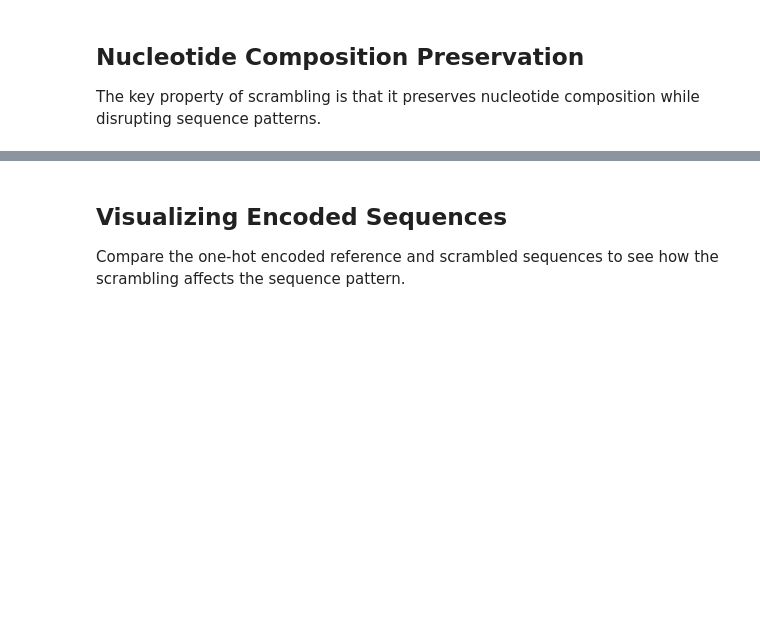
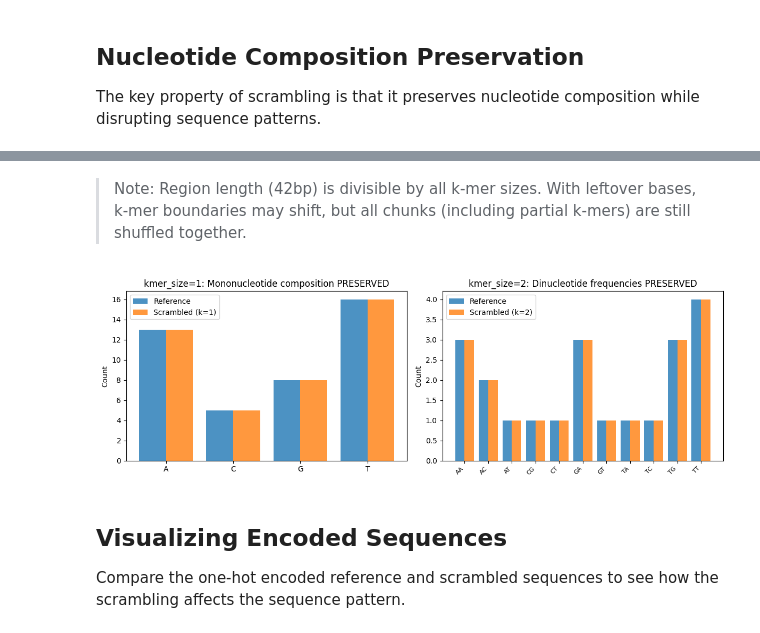
Before and after one commit to gladstone-institutes/supremo_lite, a Jupyter notebook: docs/notebooks/05_mutagenesis.ipynb, the cells around one changed output, grey strips where cells are left out. Cells and saved outputs as stored; diff of their text form; code cells hidden in the pictures; blank space fills up the shorter version.

Commit message:
fix leftover handling

```diff
--- a/docs/notebooks/05_mutagenesis.ipynb
+++ b/docs/notebooks/05_mutagenesis.ipynb
@@ -220,10 +233,11 @@ The `kmer_size` parameter controls what level of sequence composition is preserv
 This is particularly useful when you need controls that maintain specific sequence properties like dinucleotide patterns or splice site motifs.
 # %%
 # Compare different k-mer shuffle sizes
+# Using a 42bp region (divisible b 2 and 3) for clean k-mer preservation demo
 bed_df = pd.DataFrame({
     "chrom": ["chr1"],
     "start": [20],
-    "end": [60]
+    "end": [62]      # 42 bp = divisible 2 and 3
 })
 
 def get_kmers(seq, k):
@@ -256,3 +270,8 @@ for k in [1, 2, 3]:
     print(f"  Reference: {ref_region[:30]}...")
     print(f"  Scrambled: {alt_region[:30]}...")
     print(f"  {k}-mer frequencies preserved: {kmer_preserved}")
+
+print("\n" + "=" * 70)
+print("Note: Region length (42bp) is divisible by all k-mer sizes.")
+print("With leftover bases, k-mer boundaries may shift, but all chunks")
+print("(including partial k-mers) are still shuffled together.")
@@ -259,6 +296,15 @@ for k in [1, 2, 3]:
+# %% [markdown]
+> Note: Region length (42bp) is divisible by all k-mer sizes. With leftover bases, k-mer boundaries may shift, but all chunks (including partial k-mers) are still shuffled together.
 # %%
 # Visualize k-mer preservation: k=1 preserves mononucleotides, k=2 preserves dinucleotides
 fig, axes = plt.subplots(1, 2, figsize=(12, 4))
+
+# Use the same 42bp region from above
+bed_df = pd.DataFrame({
+    "chrom": ["chr1"],
+    "start": [20],
+    "end": [62]
+})
 
 # Get data for k=1 and k=2
 results = {}
@@ -275,33 +321,35 @@ for k in [1, 2]:
 ref_region = results[1]['ref']
 
 # Plot mononucleotide counts for k=1
 ref_mono = Counter(ref_region)
 k1_mono = Counter(results[1]['alt'])
 nucs = ['A', 'C', 'G', 'T']
 x = range(len(nucs))
 axes[0].bar([i - 0.2 for i in x], [ref_mono.get(n, 0) for n in nucs], 0.4, label='Reference', alpha=0.8)
 axes[0].bar([i + 0.2 for i in x], [k1_mono.get(n, 0) for n in nucs], 0.4, label='Scrambled (k=1)', alpha=0.8)
 axes[0].set_xticks(x)
 axes[0].set_xticklabels(nucs)
 axes[0].set_ylabel('Count')
 axes[0].set_title('kmer_size=1: Mononucleotide composition PRESERVED')
 axes[0].legend()
 
 # Plot dinucleotide counts for k=2
 ref_di = get_kmers(ref_region, 2)
 k2_di = get_kmers(results[2]['alt'], 2)
 dinucs = sorted(set(ref_di.keys()) | set(k2_di.keys()))
 x = range(len(dinucs))
 axes[1].bar([i - 0.2 for i in x], [ref_di.get(d, 0) for d in dinucs], 0.4, label='Reference', alpha=0.8)
 axes[1].bar([i + 0.2 for i in x], [k2_di.get(d, 0) for d in dinucs], 0.4, label='Scrambled (k=2)', alpha=0.8)
 axes[1].set_xticks(x)
 axes[1].set_xticklabels(dinucs, rotation=45, ha='right', fontsize=8)
 axes[1].set_ylabel('Count')
 axes[1].set_title('kmer_size=2: Dinucleotide frequencies PRESERVED')
 axes[1].legend()
 
 plt.tight_layout()
 plt.show()
+# %% [output]
+[figure, added]
 # %% [markdown]
 ## Visualizing Encoded Sequences
 
```
Also changed, not shown: parts of 6 cells of this notebook, 4 other files.
